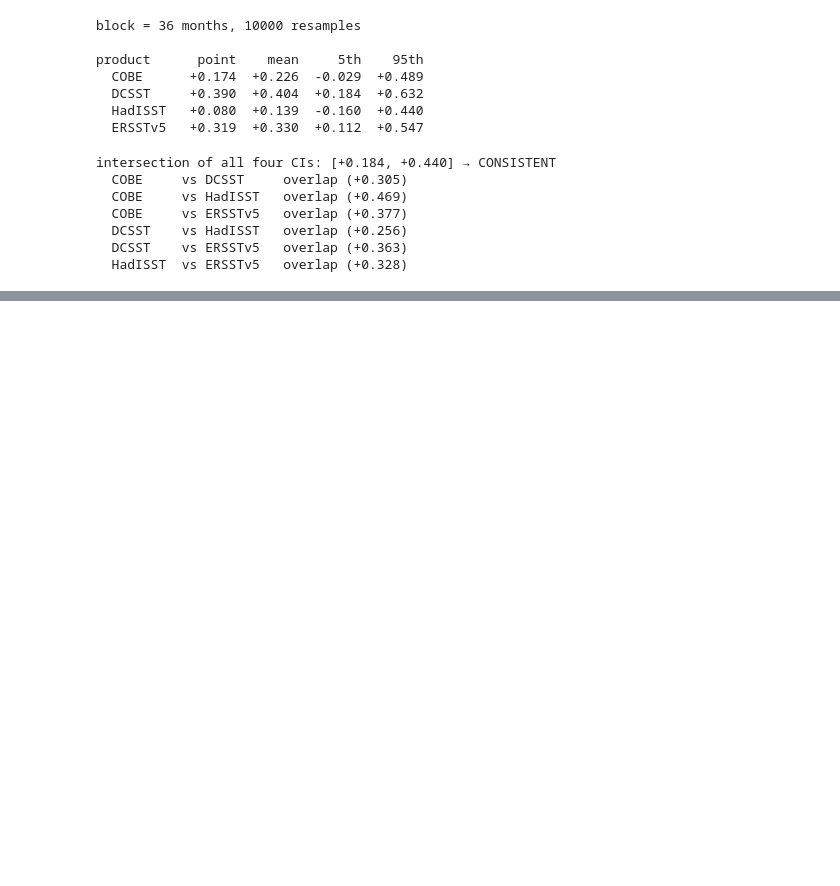
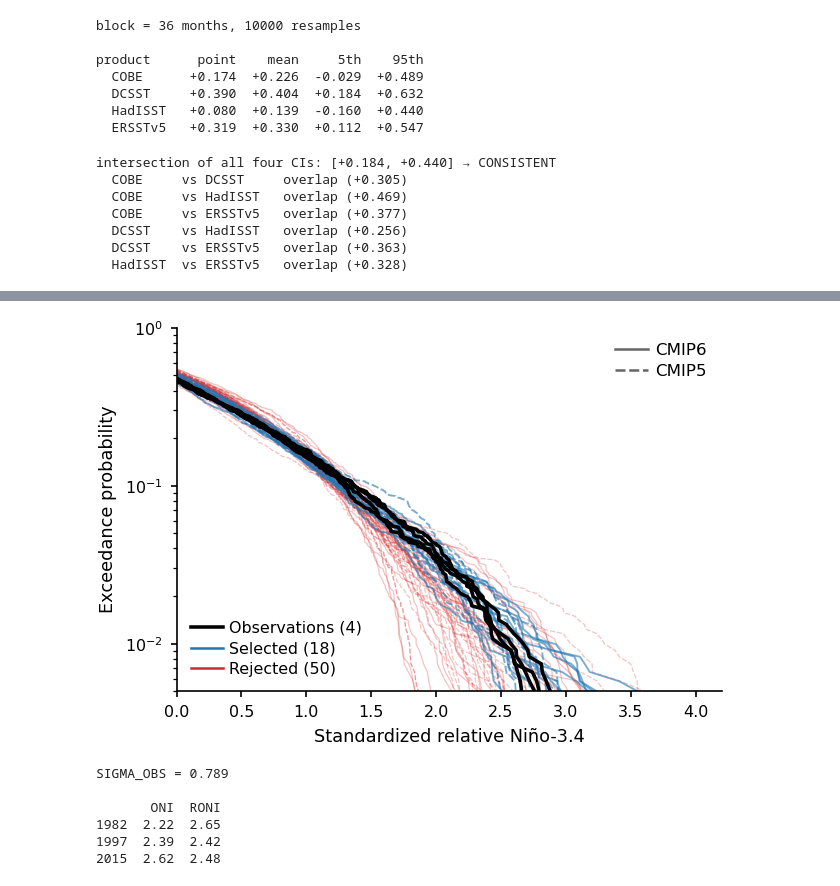
Before and after one commit to adisen99/extreme_el_nino_2026, a Jupyter notebook: 02b_model_data_context_members.ipynb, the cells around one changed output, grey strips where cells are left out. Cells and saved outputs as stored; diff of their text form; code cells hidden in the pictures; blank space fills up the shorter version.

```diff
--- a/02b_model_data_context_members.ipynb
+++ b/02b_model_data_context_members.ipynb
@@ -1601,0 +403,32 @@ PR > 1: {'1997-98': 10, '2015-16': 10, '1982-83': 10, '2026-27 fcst': 10} of 10
+# %%
+def survival(s):
+    x = np.sort(s)
+    return x, 1 - np.arange(1, len(x)+1)/(len(x)+1)
+
+fig, ax = plt.subplots(figsize=(SINGLE_COL*1.25, 78*MM))
+for m, s in model_rel.items():
+    if m in gate: continue
+    x, p = survival(s)
+    ax.plot(x, p, color="tab:red", lw=0.6, alpha=0.28, ls=LS[MODELS[m]["gen"]], zorder=1)
+for m in gate:
+    x, p = survival(model_rel[m])
+    ax.plot(x, p, color="tab:blue", lw=0.9, alpha=0.6, ls=LS[MODELS[m]["gen"]], zorder=2)
+for s in obs_rel.values():
+    x, p = survival(s); ax.plot(x, p, color="k", lw=1.7, zorder=3)
+
+ax.set_yscale("log"); ax.set_xlim(0, 4.2); ax.set_ylim(5e-3, 1)
+ax.set_xlabel("Standardized relative Ni\u00f1o-3.4"); ax.set_ylabel("Exceedance probability")
+leg1 = ax.legend(handles=[
+    Line2D([0],[0], color="k",        lw=1.7, label=f"Observations ({len(obs_rel)})"),
+    Line2D([0],[0], color="tab:blue", lw=1.2, label=f"Selected ({len(gate)})"),
+    Line2D([0],[0], color="tab:red",  lw=1.2, label=f"Rejected ({len(model_rel)-len(gate)})"),
+], frameon=False, loc="lower left")
+ax.add_artist(leg1)
+ax.legend(handles=[
+    Line2D([0],[0], color="0.4", lw=1.2, ls=LS["CMIP6"], label="CMIP6"),
+    Line2D([0],[0], color="0.4", lw=1.2, ls=LS["CMIP5"], label="CMIP5"),
+], frameon=False, loc="upper right", fontsize=8)
+ax.spines[["top","right"]].set_visible(False)
+plt.tight_layout()
+# %% [output]
+[figure, added]
@@ -1601,0 +491,29 @@ PR > 1: {'1997-98': 10, '2015-16': 10, '1982-83': 10, '2026-27 fcst': 10} of 10
+# %%
+def obs_indices(name):
+    da  = std_obs(open_obs(name))
+    n34 = area_mean(da, N34); trp = area_mean(da, TRP)
+    oni, rel, _ = indices(n34, trp)
+    return oni.compute(), (rel * float(oni.std())/float(rel.std())).compute()
+
+oi = {n: obs_indices(n) for n in obs_files}
+SIGMA_OBS = float(np.mean([float(o.sel(time=CALIB).std()) for o, r in oi.values()]))
+
+def peak_in(s, yr): return float(s.sel(time=slice(f"{yr}-07", f"{yr+1}-06")).max())
+EVENTS  = [1982, 1997, 2015]
+obs_thr = {k: {y: np.mean([peak_in(v[i], y) for v in oi.values()]) for y in EVENTS}
+           for i, k in enumerate(["ONI", "RONI"])}
+
+import json
+f2026 = json.load(open("/g/data/if69/as8561/data/f2026_roni_forecast.json"))
+lab = {y: f"{y}-{str(y+1)[-2:]}" for y in EVENTS}
+thresholds = {"ONI":  {lab[y]: obs_thr["ONI"][y] for y in EVENTS},
+              "RONI": {**{lab[y]: obs_thr["RONI"][y] for y in EVENTS},
+                       "2026-27 fcst": f2026["best"]}}
+print(f"SIGMA_OBS = {SIGMA_OBS:.3f}\n"); print(pd.DataFrame(obs_thr).round(2).to_string())
+# %% [output]
+SIGMA_OBS = 0.789
+
+       ONI  RONI
+1982  2.22  2.65
+1997  2.39  2.42
+2015  2.62  2.48
```
Also changed, not shown: parts of 76 cells of this notebook, 1 other file.
